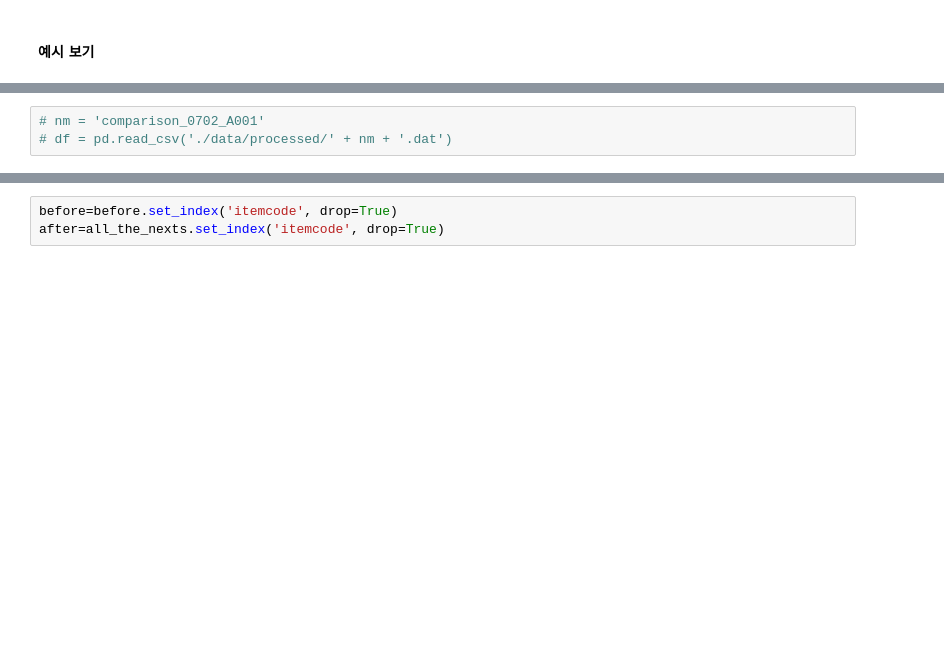
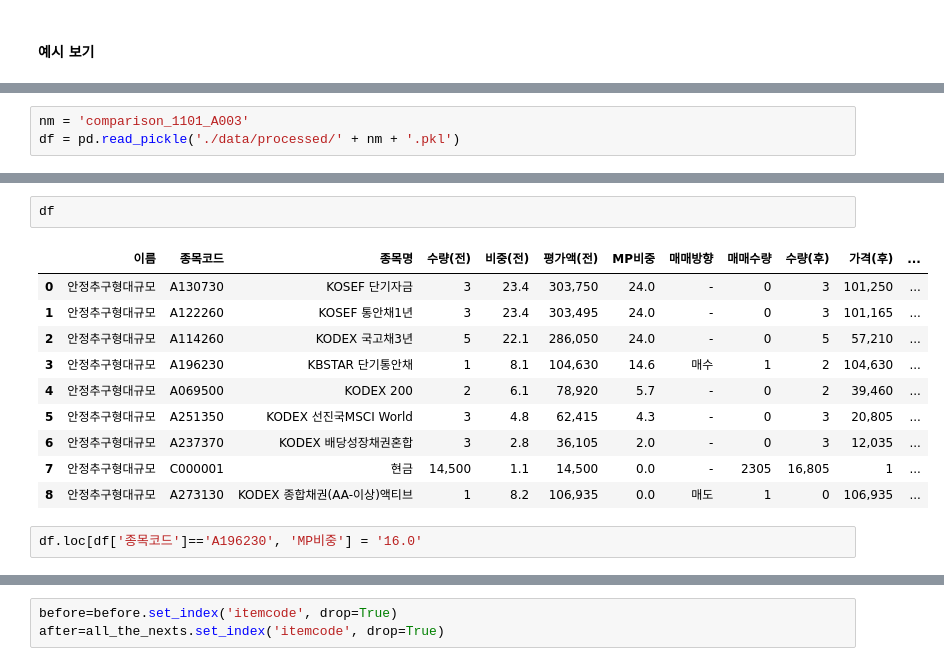
Before and after one commit to my2582/kisra, a Jupyter notebook: 3.rebalancing.ipynb, the cells around one changed output, grey strips where cells are left out. Cells and saved outputs as stored; diff of their text form; blank space fills up the shorter version.

```diff
--- a/3.rebalancing.ipynb
+++ b/3.rebalancing.ipynb
@@ -374,5 +374,5 @@ df_comp_all[df_comp_all.이름=='위험중립형중규모']
 | 43 | 위험중립형중규모 | C000001 | 현금 | 4,375 | 0.4 | 4,375 | 0.0 | - | 19095 | 23,470 | 1 | ... |
 | 44 | 위험중립형중규모 | A148070 | KOSEF 국고채10년 | 2 | 23.7 | 235,610 | 0.0 | 매도 | 2 | 0 | 117,805 | ... |
 # %%
-# nm = 'comparison_0702_A001'
-# df = pd.read_csv('./data/processed/' + nm + '.dat')
+nm = 'comparison_1101_A003'
+df = pd.read_pickle('./data/processed/' + nm + '.pkl')
@@ -393,0 +379,15 @@ df_comp_all[df_comp_all.이름=='위험중립형중규모']
+# %%
+df
+# %% [output]
+|  | 이름 | 종목코드 | 종목명 | 수량(전) | 비중(전) | 평가액(전) | MP비중 | 매매방향 | 매매수량 | 수량(후) | 가격(후) | ... |
+| 0 | 안정추구형대규모 | A130730 | KOSEF 단기자금 | 3 | 23.4 | 303,750 | 24.0 | - | 0 | 3 | 101,250 | ... |
+| 1 | 안정추구형대규모 | A122260 | KOSEF 통안채1년 | 3 | 23.4 | 303,495 | 24.0 | - | 0 | 3 | 101,165 | ... |
+| 2 | 안정추구형대규모 | A114260 | KODEX 국고채3년 | 5 | 22.1 | 286,050 | 24.0 | - | 0 | 5 | 57,210 | ... |
+| 3 | 안정추구형대규모 | A196230 | KBSTAR 단기통안채 | 1 | 8.1 | 104,630 | 14.6 | 매수 | 1 | 2 | 104,630 | ... |
+| 4 | 안정추구형대규모 | A069500 | KODEX 200 | 2 | 6.1 | 78,920 | 5.7 | - | 0 | 2 | 39,460 | ... |
+| 5 | 안정추구형대규모 | A251350 | KODEX 선진국MSCI World | 3 | 4.8 | 62,415 | 4.3 | - | 0 | 3 | 20,805 | ... |
+| 6 | 안정추구형대규모 | A237370 | KODEX 배당성장채권혼합 | 3 | 2.8 | 36,105 | 2.0 | - | 0 | 3 | 12,035 | ... |
+| 7 | 안정추구형대규모 | C000001 | 현금 | 14,500 | 1.1 | 14,500 | 0.0 | - | 2305 | 16,805 | 1 | ... |
+| 8 | 안정추구형대규모 | A273130 | KODEX 종합채권(AA-이상)액티브 | 1 | 8.2 | 106,935 | 0.0 | 매도 | 1 | 0 | 106,935 | ... |
+# %%
+df.loc[df['종목코드']=='A196230', 'MP비중'] = '16.0'
```
Also changed, not shown: parts of 4 cells of this notebook, 52 other files.
